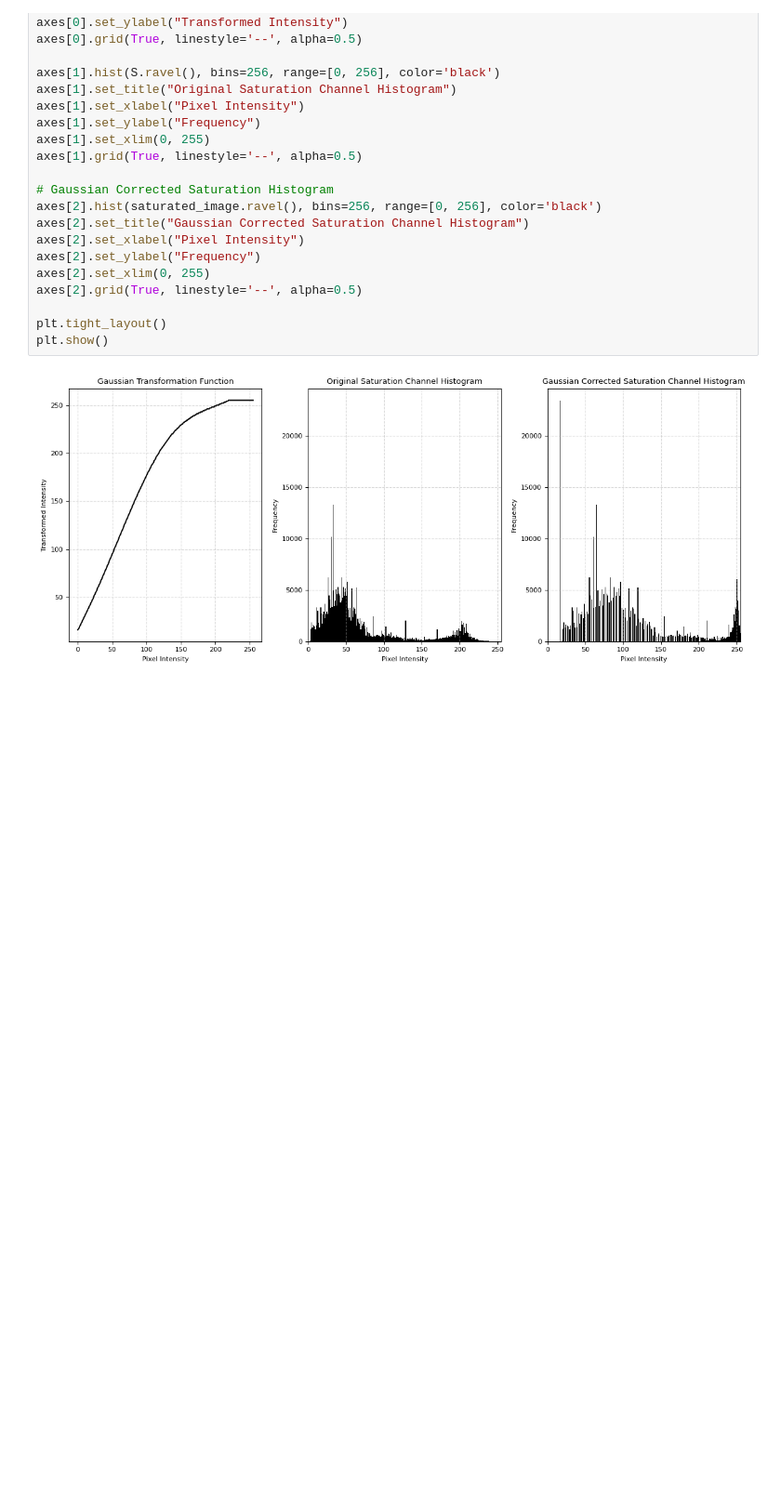
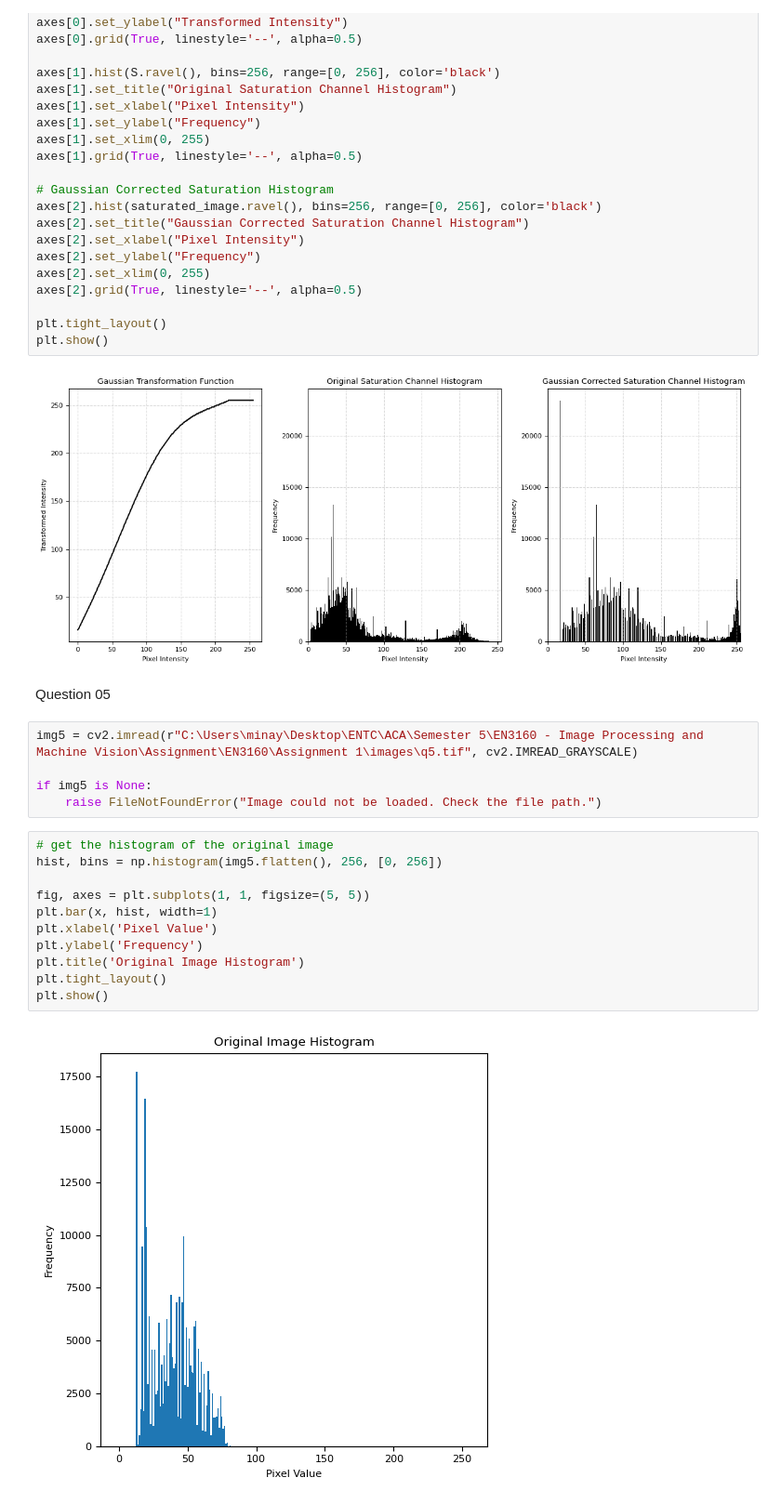
Before and after one commit to Minu-Fernando/EN3160, a Jupyter notebook: Assignment 1/Assignment_01.ipynb, the cells around one changed output. Shown at 93% size. Drawn from its saved outputs; the diff is of its cells as text; blank space fills up the shorter version.

Commit message:
Question 05 Upload

```diff
--- a/Assignment 1/Assignment_01.ipynb
+++ b/Assignment 1/Assignment_01.ipynb
@@ -464,3 +464,23 @@ plt.tight_layout()
 plt.show()
 # %% [output]
 [figure]
+# %% [markdown]
+Question 05
+# %%
+img5 = cv2.imread(r"C:\Users\minay\Desktop\ENTC\ACA\Semester 5\EN3160 - Image Processing and Machine Vision\Assignment\EN3160\Assignment 1\images\q5.tif", cv2.IMREAD_GRAYSCALE)
+
+if img5 is None:
+    raise FileNotFoundError("Image could not be loaded. Check the file path.")
+# %%
+# get the histogram of the original image
+hist, bins = np.histogram(img5.flatten(), 256, [0, 256])
+
+fig, axes = plt.subplots(1, 1, figsize=(5, 5))
+plt.bar(x, hist, width=1)
+plt.xlabel('Pixel Value')
+plt.ylabel('Frequency')
+plt.title('Original Image Histogram')
+plt.tight_layout()
+plt.show()
+# %% [output]
+[figure, added]
```
Also changed, not shown: parts of 5 cells of this notebook, 1 other file.
